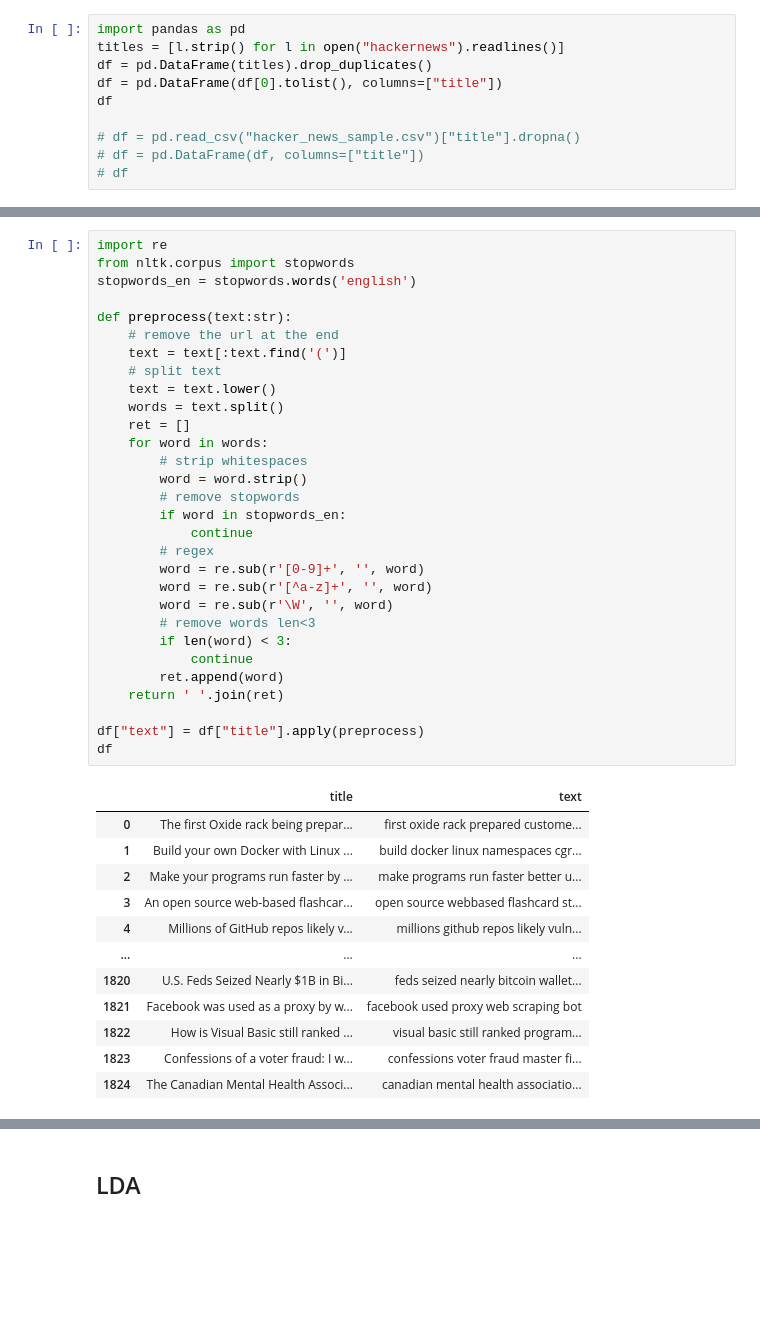
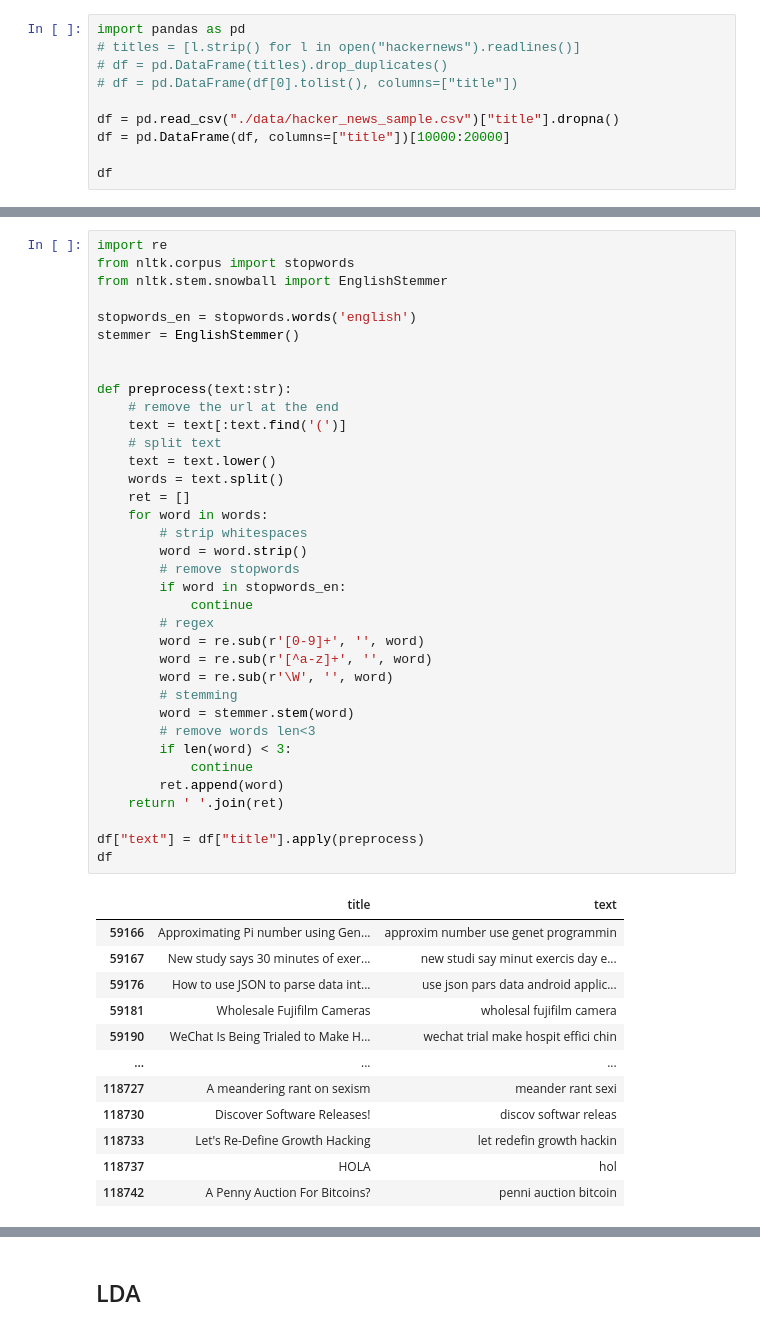
Before and after one commit to jhojin7/personalizehn, a Jupyter notebook: cossimilarity.ipynb, the cells around one changed output, grey strips where cells are left out. Drawn from its saved outputs; the diff is of its cells as text; blank space fills up the shorter version.

```diff
--- a/cossimilarity.ipynb
+++ b/cossimilarity.ipynb
@@ -1,12 +1,12 @@
 # %%
 import pandas as pd
-titles = [l.strip() for l in open("hackernews").readlines()]
-df = pd.DataFrame(titles).drop_duplicates()
-df = pd.DataFrame(df[0].tolist(), columns=["title"])
+# titles = [l.strip() for l in open("hackernews").readlines()]
+# df = pd.DataFrame(titles).drop_duplicates()
+# df = pd.DataFrame(df[0].tolist(), columns=["title"])
+
+df = pd.read_csv("./data/hacker_news_sample.csv")["title"].dropna()
+df = pd.DataFrame(df, columns=["title"])[10000:20000]
+
 df
-
-# df = pd.read_csv("hacker_news_sample.csv")["title"].dropna()
-# df = pd.DataFrame(df, columns=["title"])
-# df
 # %% [output]
 |  | title |
@@ -25,43 +25,49 @@ df
 # %%
 import re
 from nltk.corpus import stopwords
+from nltk.stem.snowball import EnglishStemmer
+
 stopwords_en = stopwords.words('english')
+stemmer = EnglishStemmer()
+
 
 def preprocess(text:str):
     # remove the url at the end
     text = text[:text.find('(')]
     # split text
     text = text.lower()
     words = text.split()
     ret = []
     for word in words:
         # strip whitespaces
         word = word.strip()
         # remove stopwords
         if word in stopwords_en:
             continue
         # regex
         word = re.sub(r'[0-9]+', '', word)
         word = re.sub(r'[^a-z]+', '', word)
         word = re.sub(r'\W', '', word)
+        # stemming
+        word = stemmer.stem(word)
         # remove words len<3
         if len(word) < 3:
             continue
         ret.append(word)
     return ' '.join(ret)
 
 df["text"] = df["title"].apply(preprocess)
 df
 # %% [output]
 |  | title | text |
-| 0 | The first Oxide rack being prepar... | first oxide rack prepared custome... |
-| 1 | Build your own Docker with Linux ... | build docker linux namespaces cgr... |
-| 2 | Make your programs run faster by ... | make programs run faster better u... |
-| 3 | An open source web-based flashcar... | open source webbased flashcard st... |
-| 4 | Millions of GitHub repos likely v... | millions github repos likely vuln... |
+| 59166 | Approximating Pi number using Gen... | approxim number use genet programmin |
+| 59167 | New study says 30 minutes of exer... | new studi say minut exercis day e... |
+| 59176 | How to use JSON to parse data int... | use json pars data android applic... |
+| 59181 | Wholesale Fujifilm Cameras | wholesal fujifilm camera |
+| 59190 | WeChat Is Being Trialed to Make H... | wechat trial make hospit effici chin |
 | ... | ... | ... |
-| 1820 | U.S. Feds Seized Nearly $1B in Bi... | feds seized nearly bitcoin wallet... |
-| 1821 | Facebook was used as a proxy by w... | facebook used proxy web scraping bot |
-| 1822 | How is Visual Basic still ranked ... | visual basic still ranked program... |
-| 1823 | Confessions of a voter fraud: I w... | confessions voter fraud master fi... |
-| 1824 | The Canadian Mental Health Associ... | canadian mental health associatio... |
+| 118727 | A meandering rant on sexism | meander rant sexi |
+| 118730 | Discover Software Releases! | discov softwar releas |
+| 118733 | Let's Re-Define Growth Hacking | let redefin growth hackin |
+| 118737 | HOLA | hol |
+| 118742 | A Penny Auction For Bitcoins? | penni auction bitcoin |
```
Also changed, not shown: parts of 11 cells of this notebook.
